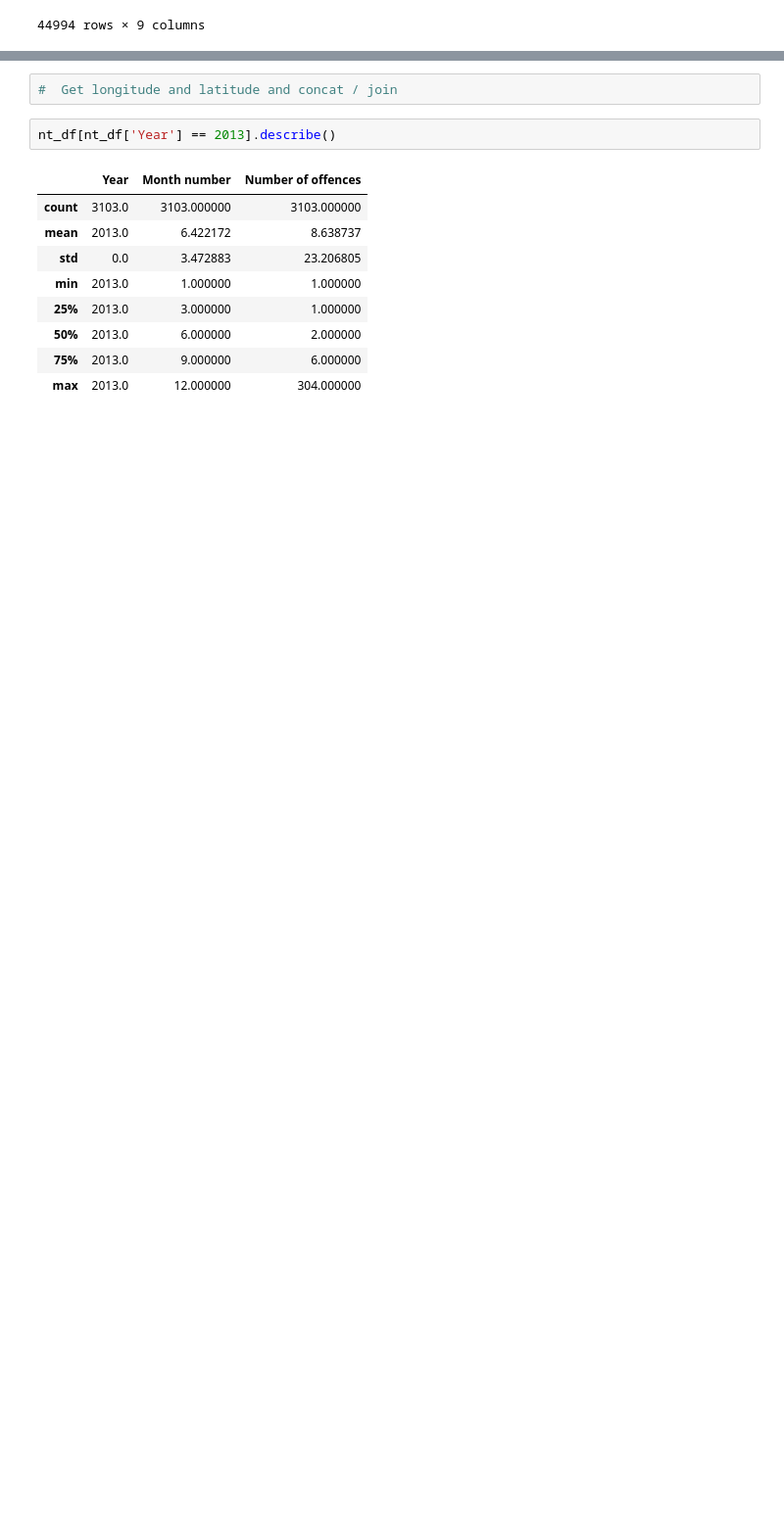
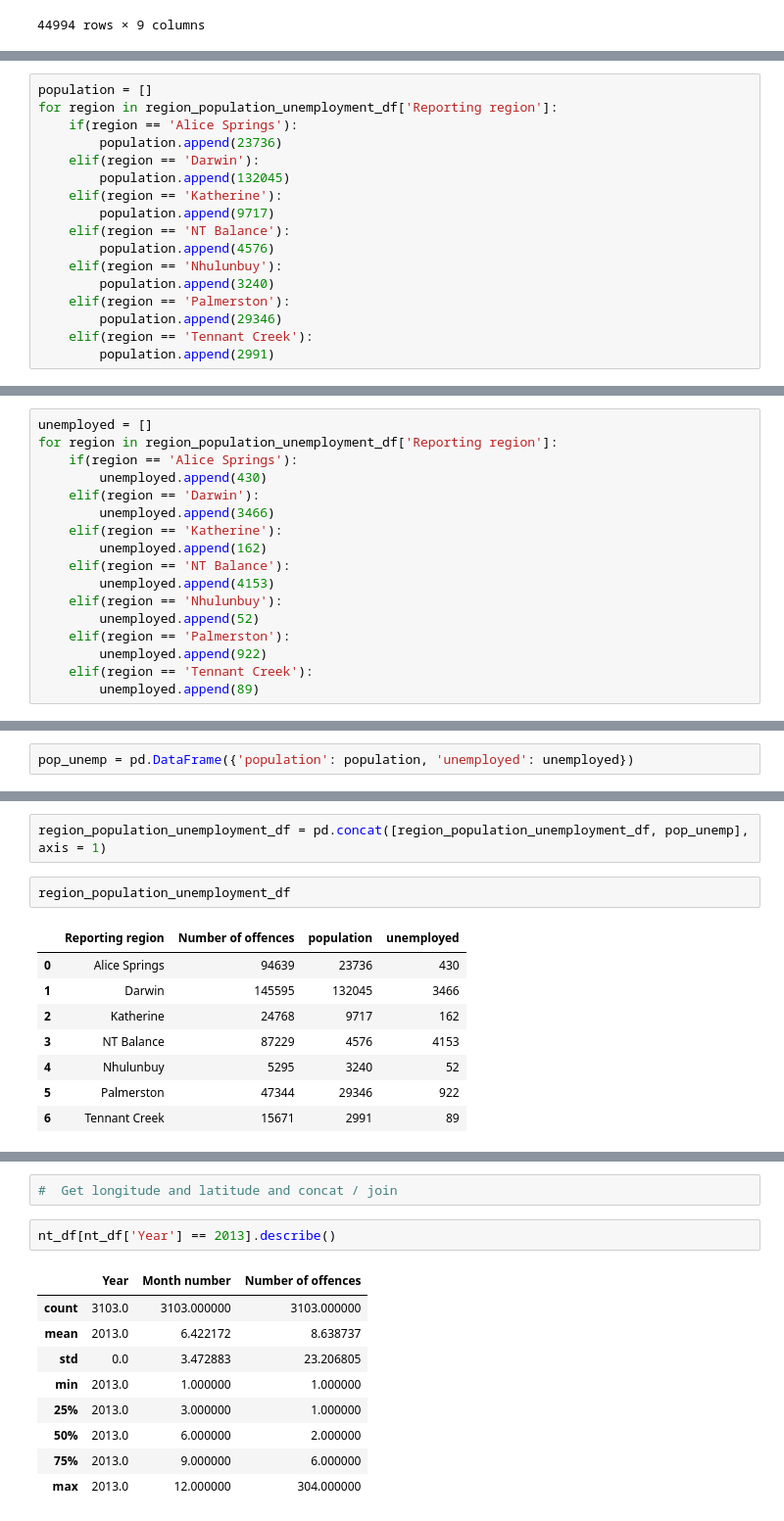
Before and after one commit to ShantiRoseCodes/solo_project, a Jupyter notebook: Domestic Violence.ipynb, the cells around one changed output, grey strips where cells are left out. Shown at 98% size. Cells and saved outputs as stored; diff of their text form; blank space fills up the shorter version.

```diff
--- a/Domestic Violence.ipynb
+++ b/Domestic Violence.ipynb
@@ -151,0 +154,17 @@ offence_category
+# %%
+population = []
+for region in region_population_unemployment_df['Reporting region']:
+    if(region == 'Alice Springs'):
+        population.append(23736)
+    elif(region == 'Darwin'):
+        population.append(132045)
+    elif(region == 'Katherine'):
+        population.append(9717)
+    elif(region == 'NT Balance'):
+        population.append(4576)
+    elif(region == 'Nhulunbuy'):
+        population.append(3240)
+    elif(region == 'Palmerston'):
+        population.append(29346)
+    elif(region == 'Tennant Creek'):
+        population.append(2991)
@@ -151,0 +175,17 @@ offence_category
+# %%
+unemployed = []
+for region in region_population_unemployment_df['Reporting region']:
+    if(region == 'Alice Springs'):
+        unemployed.append(430)
+    elif(region == 'Darwin'):
+        unemployed.append(3466)
+    elif(region == 'Katherine'):
+        unemployed.append(162)
+    elif(region == 'NT Balance'):
+        unemployed.append(4153)
+    elif(region == 'Nhulunbuy'):
+        unemployed.append(52)
+    elif(region == 'Palmerston'):
+        unemployed.append(922)
+    elif(region == 'Tennant Creek'):
+        unemployed.append(89)
@@ -151,0 +196,2 @@ offence_category
+# %%
+pop_unemp = pd.DataFrame({'population': population, 'unemployed': unemployed})
@@ -151,0 +209,13 @@ offence_category
+# %%
+region_population_unemployment_df = pd.concat([region_population_unemployment_df, pop_unemp], axis = 1)
+# %%
+region_population_unemployment_df
+# %% [output]
+|  | Reporting region | Number of offences | population | unemployed |
+| 0 | Alice Springs | 94639 | 23736 | 430 |
+| 1 | Darwin | 145595 | 132045 | 3466 |
+| 2 | Katherine | 24768 | 9717 | 162 |
+| 3 | NT Balance | 87229 | 4576 | 4153 |
+| 4 | Nhulunbuy | 5295 | 3240 | 52 |
+| 5 | Palmerston | 47344 | 29346 | 922 |
+| 6 | Tennant Creek | 15671 | 2991 | 89 |
```
Also changed, not shown: parts of 83 cells of this notebook, 1 other file.
